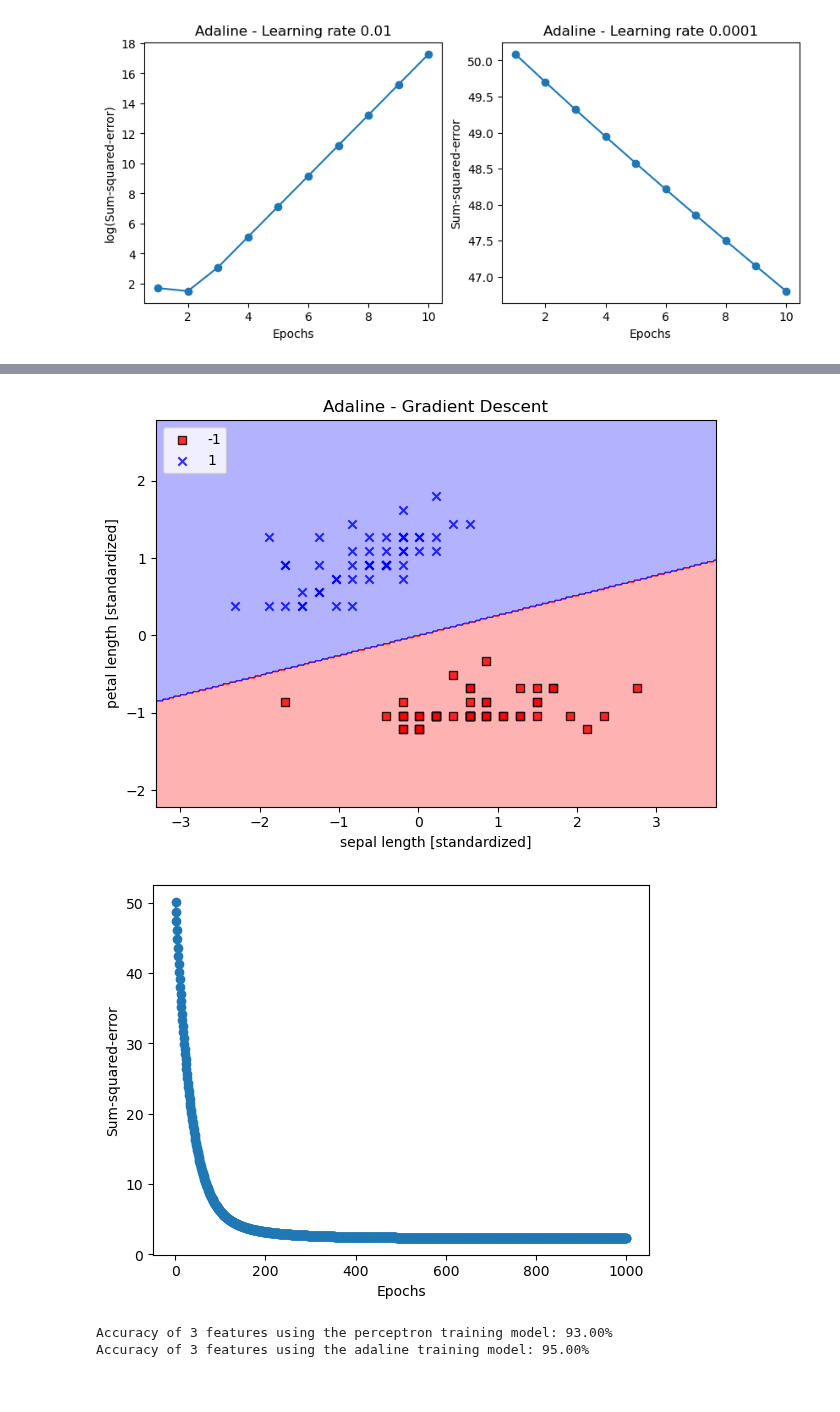
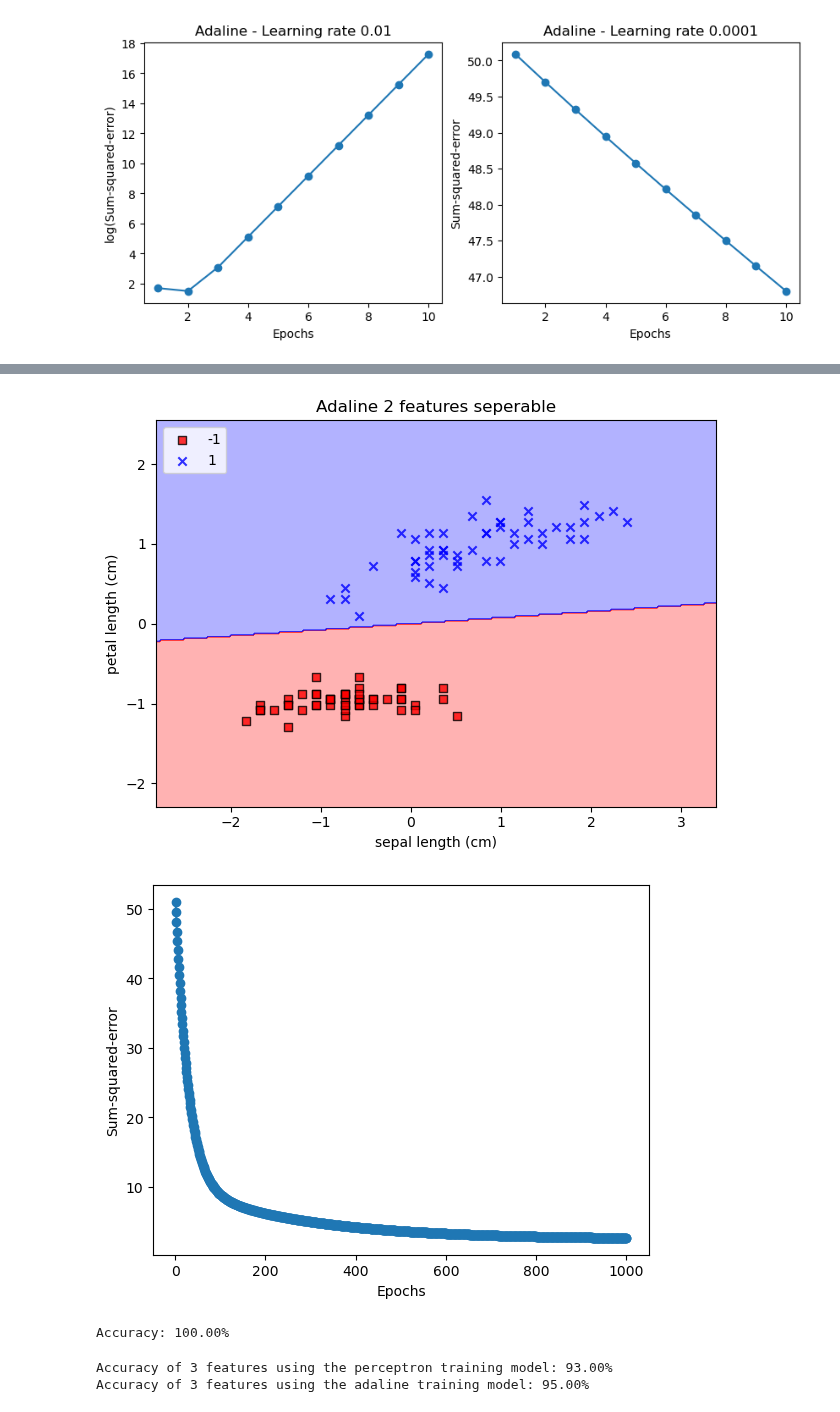
Before and after one commit to skg295/Machine_Learning, a Jupyter notebook: lab1_ml2024.ipynb, the cells around one changed output, grey strips where cells are left out. Cells and saved outputs as stored; diff of their text form; code cells hidden in the pictures.

```diff
--- a/lab1_ml2024.ipynb
+++ b/lab1_ml2024.ipynb
@@ -447,25 +269,44 @@ X_std[:, 1] = (X[:, 1] - X[:, 1].mean()) / X[:, 1].std()
 # %%
+# select setosa and versicolor
+y = df.iloc[0:100, 4].values
+y = np.where(y == 'Iris-setosa', -1, 1)
+
+# extract dynamic axis
+feature_names = ['sepal length (cm)', 'sepal width (cm)', 'petal length (cm)', 'petal width (cm)']
+X = df.iloc[0:100, [0, 2]].values
+
+# standardize features
+X_std = np.copy(X)
+X_std[:, 0] = (X[:, 0] - X[:, 0].mean()) / X[:, 0].std()
+X_std[:, 1] = (X[:, 1] - X[:, 1].mean()) / X[:, 1].std()
 
 ada_gd = AdalineGD(n_iter=1000, eta=0.0001)
 ada_gd.fit(X_std, y)
 
 plot_decision_regions(X_std, y, classifier=ada_gd)
-plt.title('Adaline - Gradient Descent')
-plt.xlabel('sepal length [standardized]')
-plt.ylabel('petal length [standardized]')
+plt.title('Adaline 2 features seperable')
+plt.xlabel(feature_names[0])
+plt.ylabel(feature_names[2])
 plt.legend(loc='upper left')
 plt.tight_layout()
 # plt.savefig('images/02_14_1.png', dpi=300)
 plt.show()
 
 plt.plot(range(1, len(ada_gd.cost_) + 1), ada_gd.cost_, marker='o')
 plt.xlabel('Epochs')
 plt.ylabel('Sum-squared-error')
 
 #plt.tight_layout()
 # plt.savefig('images/02_14_2.png', dpi=300)
 plt.show()
+# Make predictions on the original dataset
+y_pred = ada_gd.predict(X_std)
+
+# Calculate and print the accuracy
+accuracy_result = accuracy_score(y, y_pred)
+print(f'Accuracy: {accuracy_result * 100:.2f}%')
 # %% [output]
-[figure, old version]
+[figure, new version]
-[figure, old version]
+[figure, new version]
+Accuracy: 100.00%
 # %%
```
Also changed, not shown: parts of 19 cells of this notebook.
